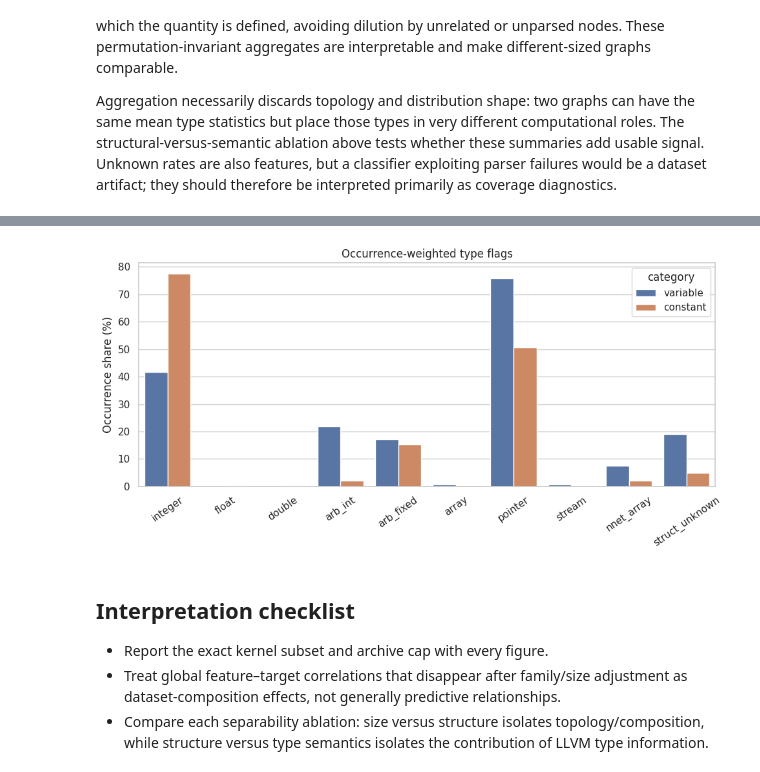
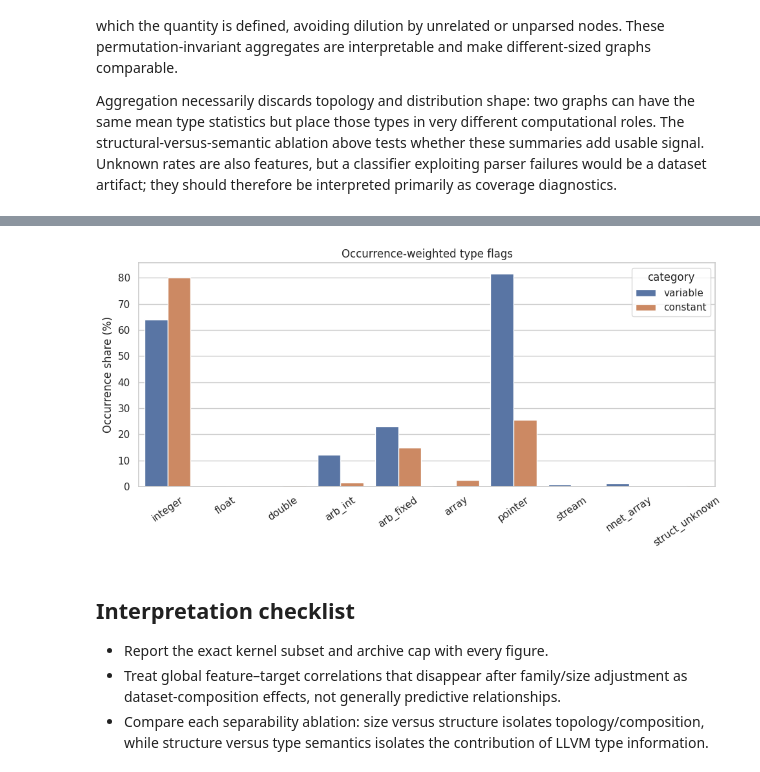
Before and after one commit to brios-polimi/ll-hls4ml, a Jupyter notebook: notebooks/01_eda_tabular.ipynb, the cells around one changed output, grey strips where cells are left out. Drawn from its saved outputs; the diff is of its cells as text; code cells hidden in the pictures.

```diff
--- a/notebooks/01_eda_tabular.ipynb
+++ b/notebooks/01_eda_tabular.ipynb
@@ -460,7 +460,7 @@ display(
     .style.format(precision=3)
 )
 
-vocab_path = "../artifacts/vocab/new_vocab.json"
+vocab_path = "../artifacts/vocab/default.json"
 if not Path(vocab_path).exists():
     print(f"Vocabulary not found at {vocab_path}; run scripts/build_vocab.py before this audit.")
 else:
@@ -518,4 +521,4 @@ else:
-[figure, old version]
+[figure, new version]
 # %% [markdown]
 ## Interpretation checklist
 
```
Also changed, not shown: parts of 9 cells of this notebook, 5 other files.
